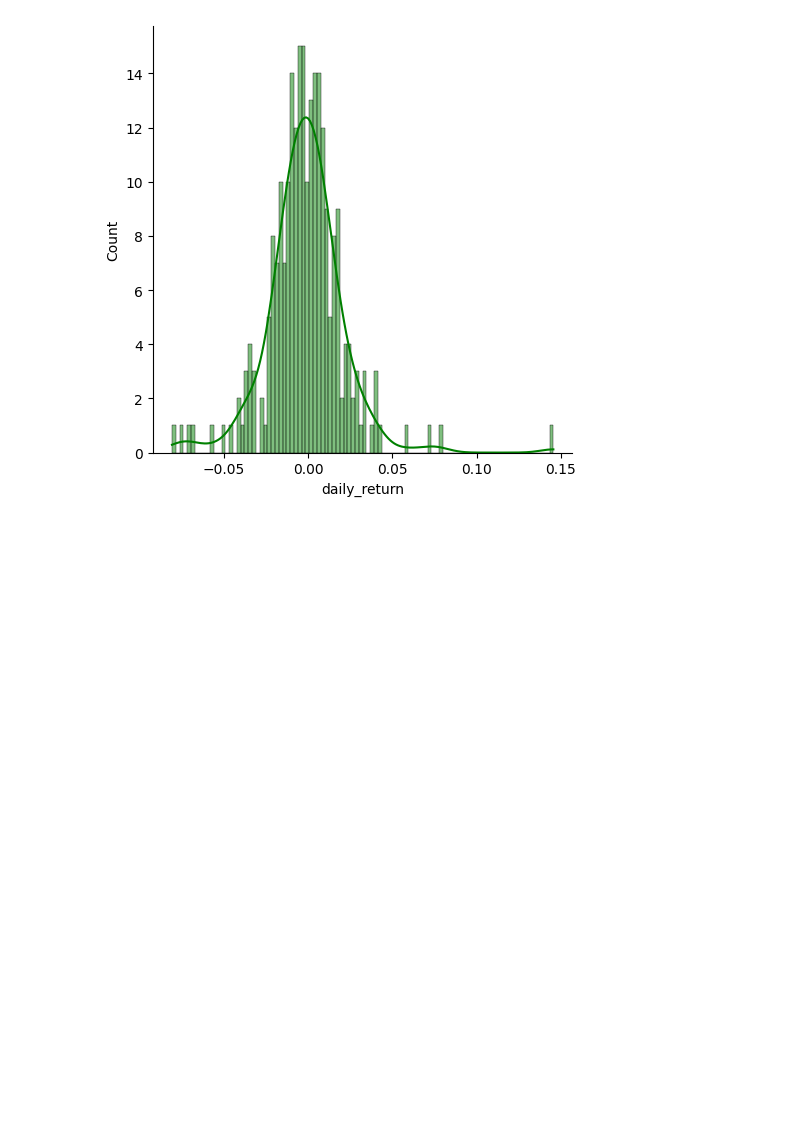
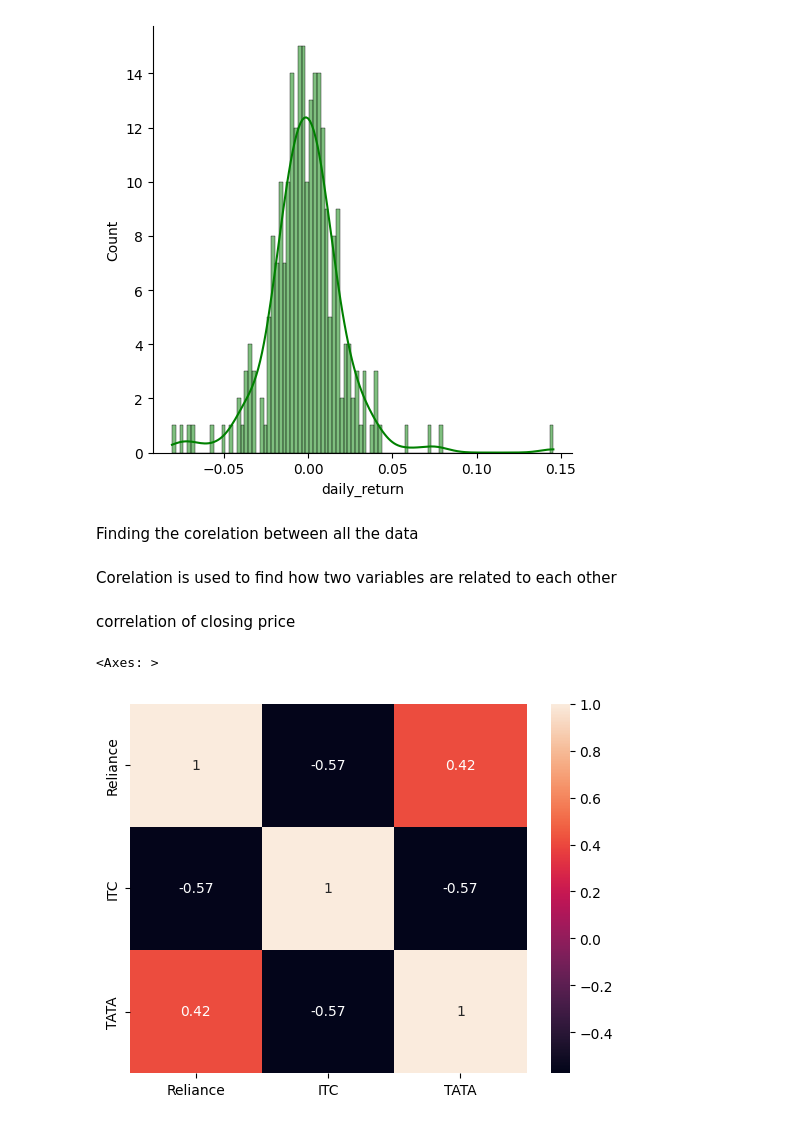
Before and after one commit to suresh130900/python_analisys, a Jupyter notebook: DAP_project.ipynb, the cells around one changed output. Drawn from its saved outputs; the diff is of its cells as text; code cells hidden in the pictures; blank space fills up the shorter version.

Commit message:
Correlation Added

```diff
--- a/DAP_project.ipynb
+++ b/DAP_project.ipynb
@@ -250,3 +250,27 @@ sns.displot(tata["daily_return"].dropna(), bins = 100, kde = True, color= "green
 # %% [output]
 <seaborn.axisgrid.FacetGrid at 0x...>
 [figure]
+# %% [markdown]
+Finding the corelation between all the data
+# %% [markdown]
+Corelation is used to find how two variables are related to each other
+# %% [markdown]
+correlation of closing price
+# %%
+#two type of correlation
+#postive
+#negative
+
+df = pd.DataFrame({"Reliance":reliance["Close"],
+                   "ITC": itc["Close"],
+                   "TATA" : tata["Close"]})
+
+df
+
+correlation = df.dropna().corr()
+correlation
+
+sns.heatmap(correlation, annot= True)
+# %% [output]
+<Axes: >
+[figure, added]
```
Also changed, not shown: parts of 2 cells of this notebook.
